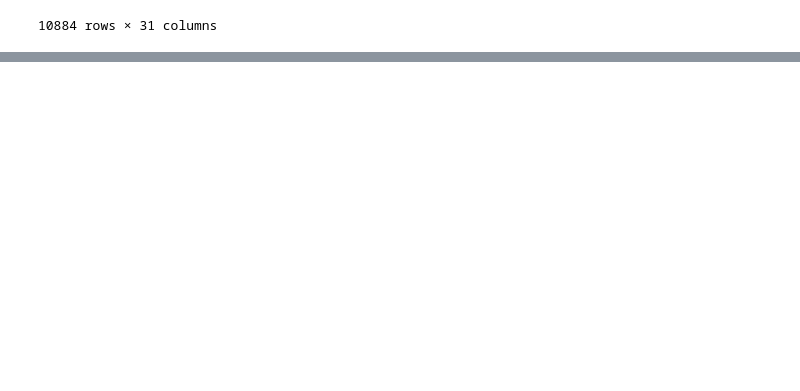
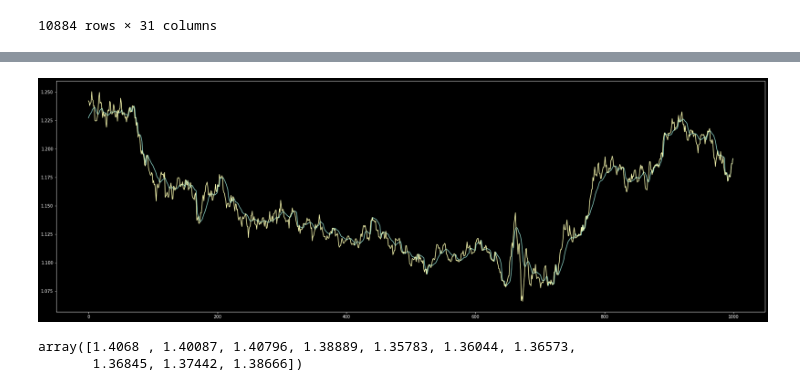
Before and after one commit to SrJMaia/backup-first-studies, a Jupyter notebook: EA/backtest.ipynb, the cells around one changed output, grey strips where cells are left out. Drawn from its saved outputs; the diff is of its cells as text; code cells hidden in the pictures; blank space fills up the shorter version.

```diff
--- a/EA/backtest.ipynb
+++ b/EA/backtest.ipynb
@@ -134,0 +118,6 @@ df
+# %%
+plt.plot(Filt[2000:])
+plt.plot(InputPrice[2000:])
+plt.show()
+# %% [output]
+[figure, added]
@@ -134,0 +126,5 @@ df
+# %%
+v2
+# %% [output]
+array([1.4068 , 1.40087, 1.40796, 1.38889, 1.35783, 1.36044, 1.36573,
+       1.36845, 1.37442, 1.38666])
```
Also changed, not shown: parts of 19 cells of this notebook, 3 other files.
